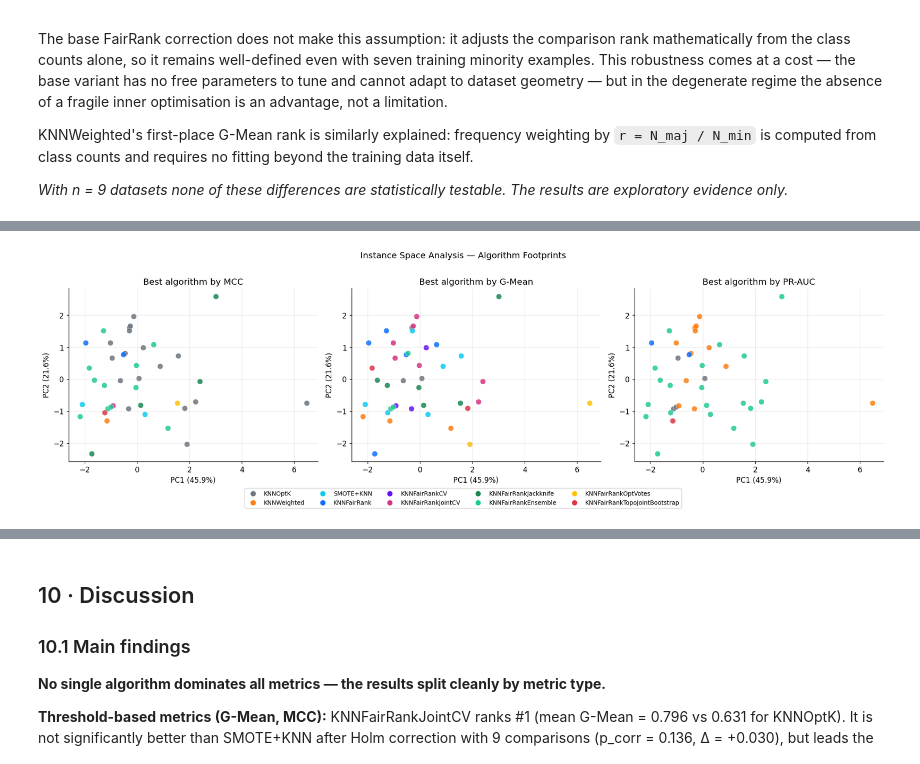
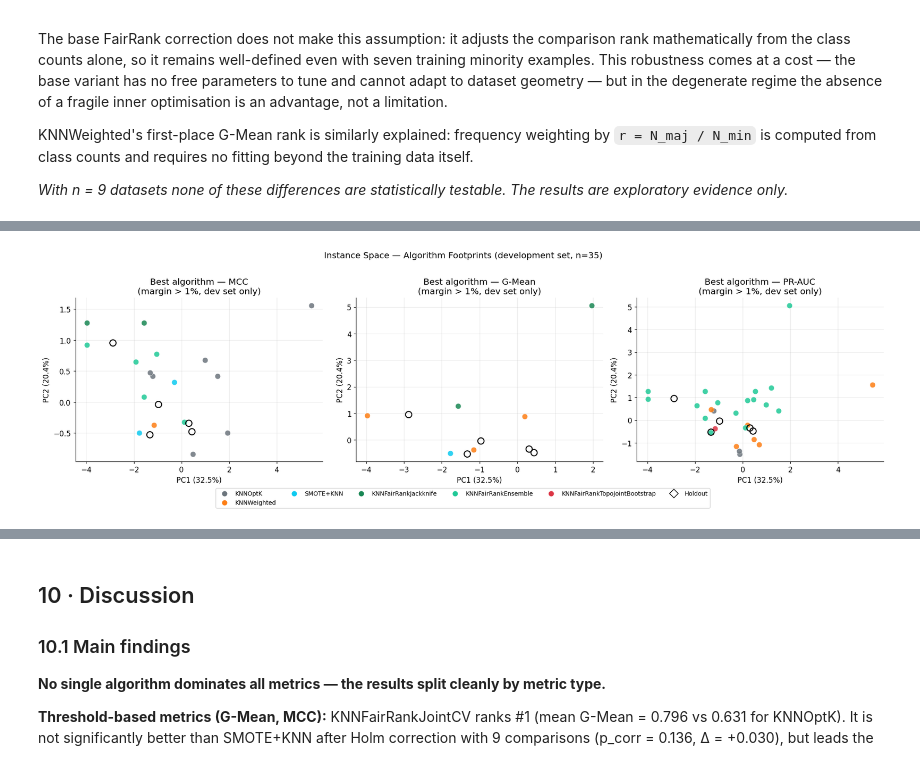
Before and after one commit to zepaulo333/knn_classimbalance, a Jupyter notebook: notebooks/entrega_final.ipynb, the cells around one changed output, grey strips where cells are left out. Saved outputs shown, nothing was run; the diff lists cells and outputs as text; code cells hidden in the pictures.

Commit message:
meta análise, com 'duas fases', evolução de tentativas

```diff
--- a/notebooks/entrega_final.ipynb
+++ b/notebooks/entrega_final.ipynb
@@ -1112,57 +1277,82 @@ Each dataset is coloured by the algorithm with the highest mean score on that me
 # %%
-# ── 9.2 Winner per dataset per metric, then footprint plots ──────────────
-_ISA_METRICS = [("mcc", "MCC"), ("g_mean", "G-Mean"), ("pr_auc", "PR-AUC")]
+_WIN_MARGIN  = 0.01
+_ISA_METRICS = [('mcc', 'MCC'), ('g_mean', 'G-Mean'), ('pr_auc', 'PR-AUC')]
 
-_win_df = isa_meta[["dataset", "PC1", "PC2"]].copy()
+def _margin_winner(pivot, margin=_WIN_MARGIN):
+    # winner only if it beats 2nd-best by > margin
+    best   = pivot.max(axis=1)
+    second = pivot.apply(lambda r: r.nlargest(2).iloc[-1], axis=1)
+    winner = pivot.idxmax(axis=1)
+    return winner.where(best - second > margin, other=pd.NA)
+
+# ── Winners on development set ────────────────────────────────────────────
+agg_dev     = agg_all[agg_all['dataset'].isin(_dev_names)].copy()
+_win_df_dev = isa_meta_dev[['dataset', 'PC1', 'PC2']].copy()
 for _m, _ in _ISA_METRICS:
-    _pivot = agg_all.pivot(index="dataset", columns="algorithm", values=_m)
-    _winners = _pivot.idxmax(axis=1)
-    _winners.name = _m + "_winner"
-    _win_df = _win_df.merge(_winners.reset_index(), on="dataset", how="left")
+    _pivot = agg_dev.pivot(index='dataset', columns='algorithm', values=_m)
+    _win_df_dev[f'{_m}_winner'] = (
+        _margin_winner(_pivot).reindex(_win_df_dev['dataset']).values
+    )
 
-# ── Footprint plot ────────────────────────────────────────────────────────
+# ── Winners on all 40 datasets (for stress test §9.6) ────────────────────
+_win_df_all = isa_meta_all[['dataset', 'PC1', 'PC2']].copy()
+for _m, _ in _ISA_METRICS:
+    _pivot = agg_all.pivot(index='dataset', columns='algorithm', values=_m)
+    _win_df_all[f'{_m}_winner'] = (
+        _margin_winner(_pivot).reindex(_win_df_all['dataset']).values
+    )
+
+# ── Footprint plots ───────────────────────────────────────────────────────
 fig, axes = plt.subplots(1, 3, figsize=(18, 5))
 for ax, (_m, _label) in zip(axes, _ISA_METRICS):
     for algo in ALGOS:
-        mask = _win_df[_m + "_winner"] == algo
+        mask = _win_df_dev[f'{_m}_winner'] == algo
         if not mask.any():
             continue
-        sub = _win_df[mask]
-        ax.scatter(sub["PC1"], sub["PC2"], color=PALETTE[algo],
-                   s=70, alpha=0.85, edgecolors="white", linewidths=0.4, label=algo)
-    ax.set_xlabel(f"PC1 ({_isa_var[0]:.1%})")
-    ax.set_ylabel(f"PC2 ({_isa_var[1]:.1%})")
-    ax.set_title(f"Best algorithm by {_label}")
+        sub = _win_df_dev[mask]
+        ax.scatter(sub['PC1'], sub['PC2'], color=PALETTE[algo],
+                   s=70, alpha=0.85, edgecolors='white', linewidths=0.4,
+                   label=algo, zorder=3)
+    ax.scatter(isa_meta_hold['PC1'], isa_meta_hold['PC2'],
+               s=90, facecolors='none', edgecolors='black', linewidths=1.5,
+               zorder=4, label='Holdout (unseen)')
+    ax.set_xlabel(f'PC1 ({_isa_var[0]:.1%})')
+    ax.set_ylabel(f'PC2 ({_isa_var[1]:.1%})')
+    ax.set_title(f'Best algorithm — {_label}\n'
+                 f'(margin > {_WIN_MARGIN:.0%}, dev set only)')
 
 _foot_algos = [a for a in ALGOS
-               if any((_win_df[m + "_winner"] == a).any() for m, _ in _ISA_METRICS)]
+               if any((_win_df_dev[f'{m}_winner'] == a).any() for m, _ in _ISA_METRICS)]
 _foot_handles = [
-    plt.Line2D([0], [0], marker='o', color='w', markerfacecolor=PALETTE[a],
-               markersize=9, label=a)
-    for a in _foot_algos
-]
-fig.legend(handles=_foot_handles, loc="lower center", ncol=5,
+    plt.Line2D([0],[0], marker='o', color='w', markerfacecolor=PALETTE[a],
+               markersize=9, label=a) for a in _foot_algos
+] + [plt.Line2D([0],[0], marker='D', color='w', markerfacecolor='none',
+               markeredgecolor='black', markersize=9, label='Holdout')]
+fig.legend(handles=_foot_handles, loc='lower center', ncol=6,
            bbox_to_anchor=(0.5, -0.08), fontsize=9, frameon=True)
-plt.suptitle("Instance Space Analysis — Algorithm Footprints", fontsize=13, y=1.01)
+plt.suptitle('Instance Space — Algorithm Footprints (development set, n=35)',
+             fontsize=13, y=1.01)
 plt.tight_layout()
-plt.savefig("results/figures/isa_footprints.png", bbox_inches="tight")
+plt.savefig('results/figures/isa_footprints.png', bbox_inches='tight')
 plt.show()
 
 # ── Footprint size table ──────────────────────────────────────────────────
-_n_ds = len(_win_df)
+_n_dev   = len(_win_df_dev)
 _fp_rows = []
 for algo in ALGOS:
-    row = {"Algorithm": algo}
+    row = {'Algorithm': algo}
     for _m, _label in _ISA_METRICS:
-        cnt = int((_win_df[_m + "_winner"] == algo).sum())
-        row[f"{_label} (n)"] = cnt
-        row[f"{_label} %"] = f"{100 * cnt / _n_ds:.0f}%"
+        cnt = int((_win_df_dev[f'{_m}_winner'] == algo).sum())
+        row[f'{_label} (n)'] = cnt
+        row[f'{_label} %']   = f'{100*cnt/_n_dev:.0f}%'
     _fp_rows.append(row)
 
-_fp_df = pd.DataFrame(_fp_rows).set_index("Algorithm")
-_count_cols = [f"{l} (n)" for _, l in _ISA_METRICS]
-_fp_df = _fp_df[_fp_df[_count_cols].sum(axis=1) > 0]
-print(f"Footprint sizes — datasets where each algorithm ranks 1st (out of {_n_ds}):\n")
+_fp_df      = pd.DataFrame(_fp_rows).set_index('Algorithm')
+_count_cols = [f'{l} (n)' for _, l in _ISA_METRICS]
+_fp_df      = _fp_df[_fp_df[_count_cols].sum(axis=1) > 0]
+print(f'Footprint sizes — development set (n={_n_dev}, margin > {_WIN_MARGIN:.0%}):\n')
 print(_fp_df.to_string())
+n_unassigned = _win_df_dev['g_mean_winner'].isna().sum()
+print(f'\nDatasets with no clear G-Mean winner (tied): {n_unassigned}')
 # %% [output]
-[figure, old version]
+[figure, new version]
```
Also changed, not shown: parts of 14 cells of this notebook, 5 other files.
